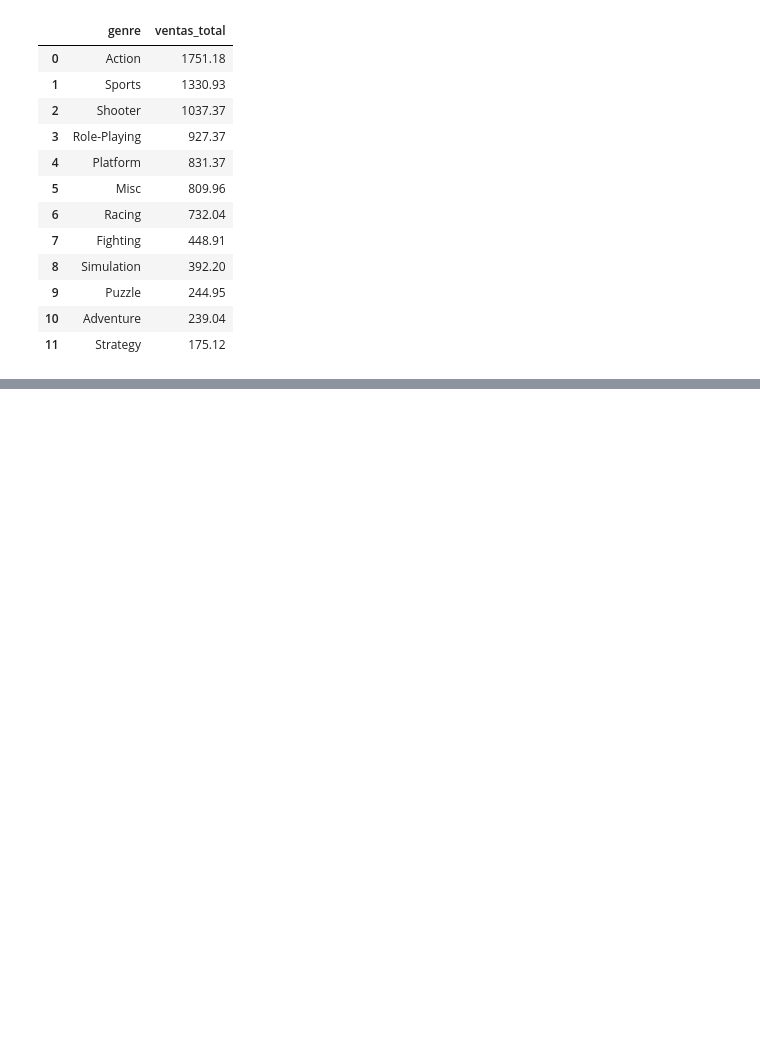
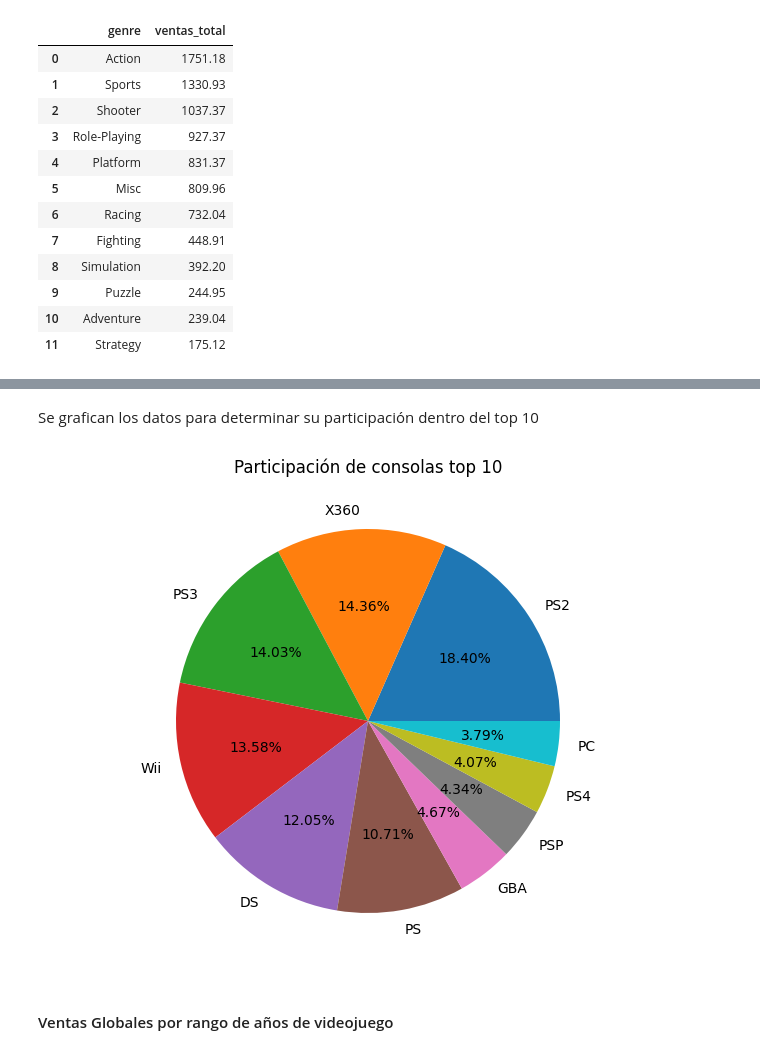
Before and after one commit to lpyo87/Ciencia_datos_Python, a Jupyter notebook: Proyecto/Proyecto_Final.ipynb, the cells around one changed output, grey strips where cells are left out. Cells and saved outputs as stored; diff of their text form; code cells hidden in the pictures; blank space fills up the shorter version.

```diff
--- a/Proyecto/Proyecto_Final.ipynb
+++ b/Proyecto/Proyecto_Final.ipynb
@@ -532,0 +497,3 @@ mean_platform
+# %%
+top10_plat = mean_platform.head(10)
+print(top10_plat)
@@ -532,0 +512,15 @@ mean_platform
+# %% [markdown]
+Se grafican los datos para determinar su participación dentro del top 10
+# %%
+fig=plt.figure()
+ax=fig.add_axes([0,0,1,1])
+ax.axis('equal')
+particip = top10_plat['ventas_totales']
+consolas = top10_plat['platform']
+ax.set_title('Participación de consolas top 10')
+ax.pie(particip, labels=consolas, autopct='%1.2f%%')
+plt.show()
+# %% [output]
+[figure, added]
+# %% [markdown]
+#### Ventas Globales por rango de años de videojuego
```
Also changed, not shown: parts of 42 cells of this notebook.
